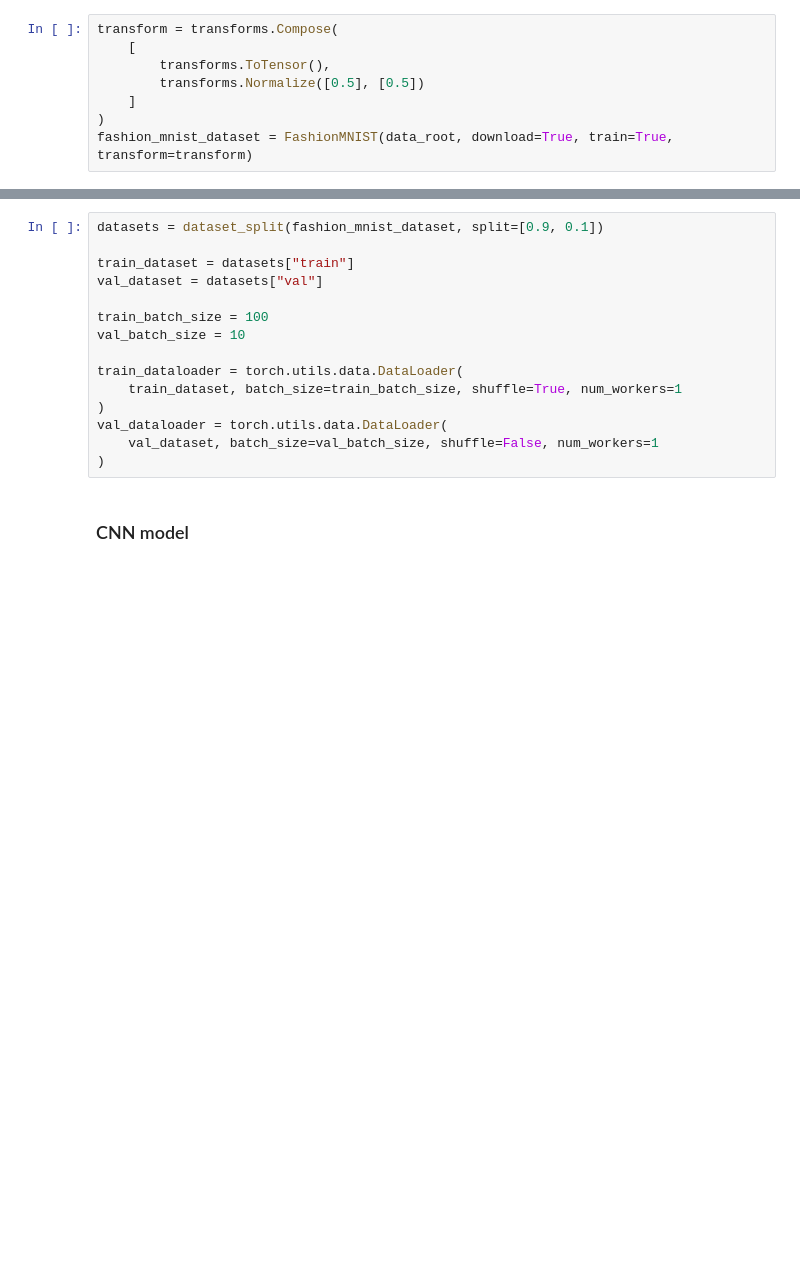
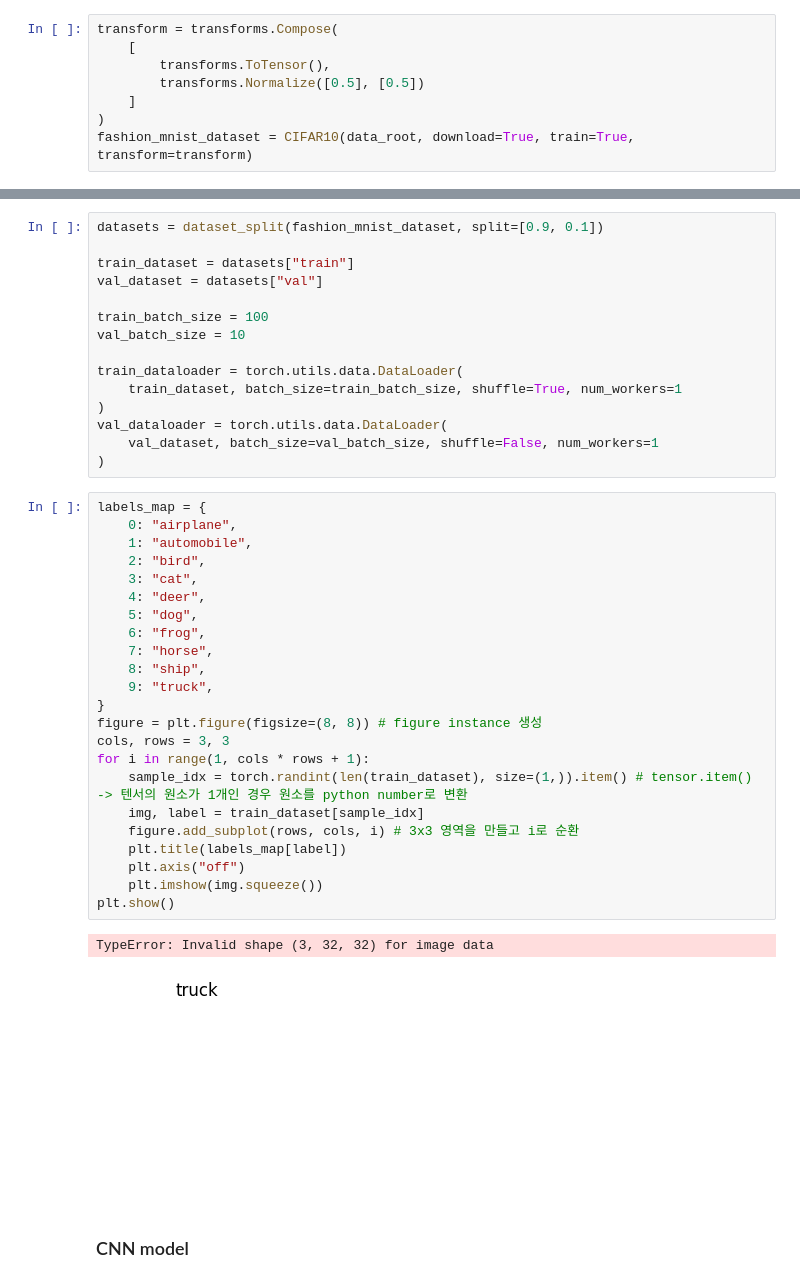
Before and after one commit to GiYeolKim/DeepLearning, a Jupyter notebook: CNN/CNN.ipynb, the cells around one changed output, grey strips where cells are left out. Cells and saved outputs as stored; diff of their text form; blank space fills up the shorter version.

```diff
--- a/CNN/CNN.ipynb
+++ b/CNN/CNN.ipynb
@@ -30,4 +30,4 @@ transform = transforms.Compose(
         transforms.Normalize([0.5], [0.5])
     ]
 )
-fashion_mnist_dataset = FashionMNIST(data_root, download=True, train=True, transform=transform)
+fashion_mnist_dataset = CIFAR10(data_root, download=True, train=True, transform=transform)
@@ -48,6 +51,32 @@ train_dataloader = torch.utils.data.DataLoader(
 val_dataloader = torch.utils.data.DataLoader(
     val_dataset, batch_size=val_batch_size, shuffle=False, num_workers=1
 )
+# %%
+labels_map = {
+    0: "airplane",
+    1: "automobile",
+    2: "bird",
+    3: "cat",
+    4: "deer",
+    5: "dog",
+    6: "frog",
+    7: "horse",
+    8: "ship",
+    9: "truck",
+}
+figure = plt.figure(figsize=(8, 8)) # figure instance 생성
+cols, rows = 3, 3
+for i in range(1, cols * rows + 1):
+    sample_idx = torch.randint(len(train_dataset), size=(1,)).item() # tensor.item() -> 텐서의 원소가 1개인 경우 원소를 python number로 변환
+    img, label = train_dataset[sample_idx]
+    figure.add_subplot(rows, cols, i) # 3x3 영역을 만들고 i로 순환
+    plt.title(labels_map[label])
+    plt.axis("off")
+    plt.imshow(img.squeeze())
+plt.show()
+# %% [output]
+TypeError: Invalid shape (3, 32, 32) for image data
+[figure, added]
 # %% [markdown]
 ### CNN model
 # %%
```
Also changed, not shown: parts of 3 cells of this notebook, 1 other file.
